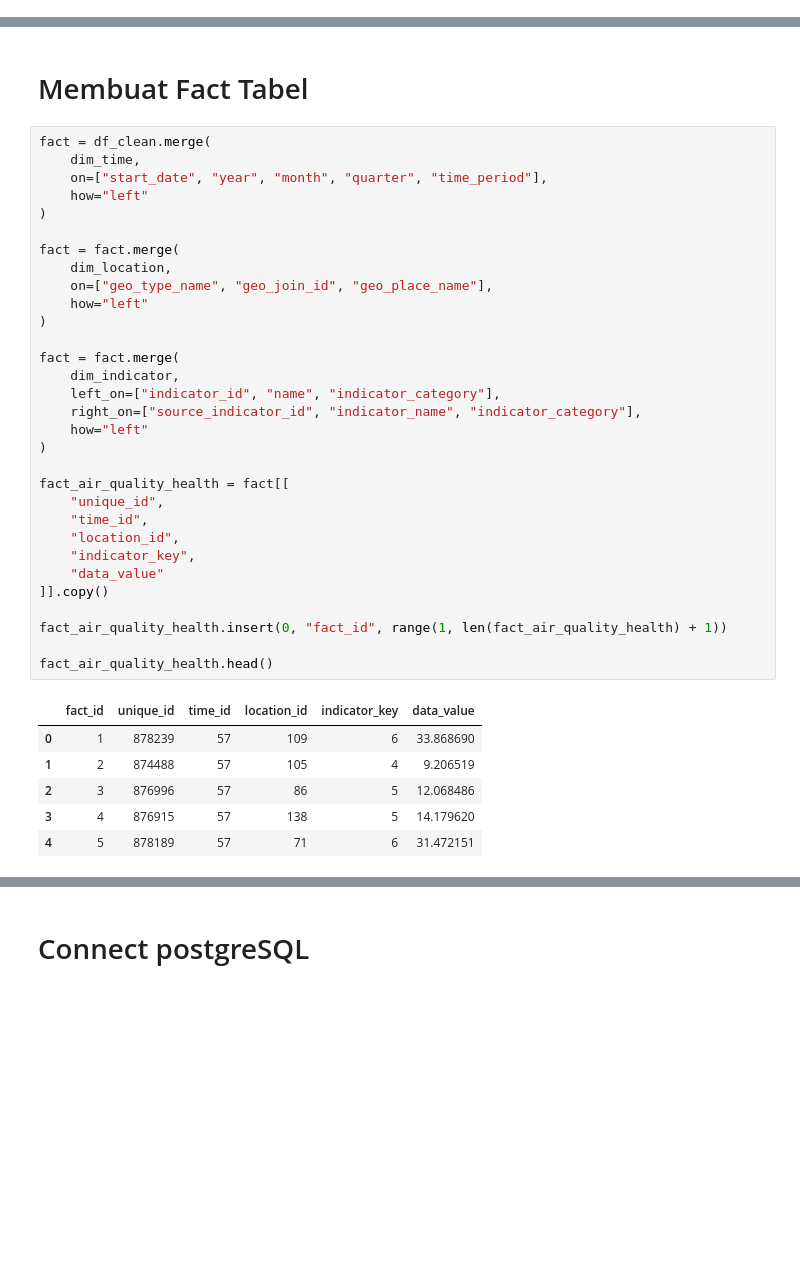
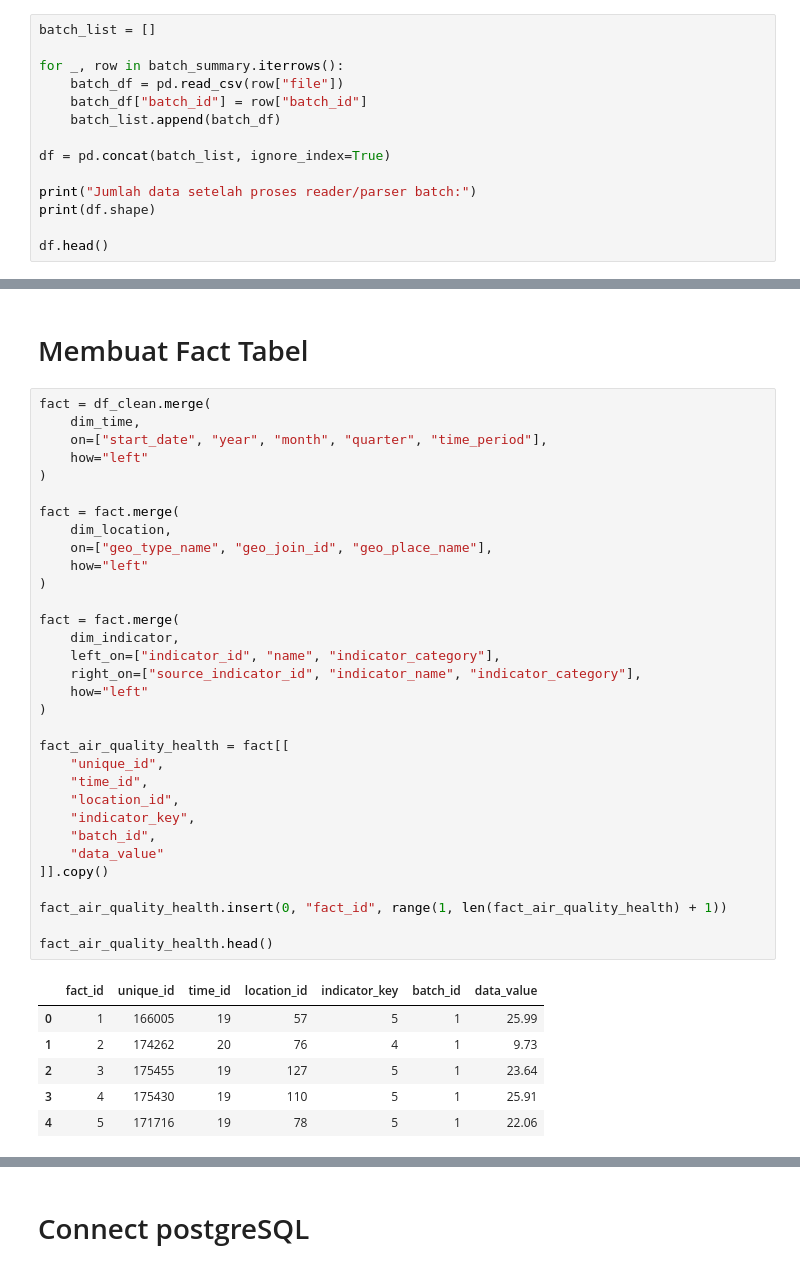
Before and after one commit to AdistiEkaNabila/AirHealthInsights_DataWarehouse, a Jupyter notebook: DWH_AirQuality_Health/notebooks/Projek Warehouse Fix_kelompok7.ipynb, the cells around one changed output, grey strips where cells are left out. Drawn from its saved outputs; the diff is of its cells as text; blank space fills up the shorter version.

```diff
--- a/DWH_AirQuality_Health/notebooks/Projek Warehouse Fix_kelompok7.ipynb
+++ b/DWH_AirQuality_Health/notebooks/Projek Warehouse Fix_kelompok7.ipynb
@@ -87,0 +154,14 @@ df.head()
+# %%
+batch_list = []
+
+for _, row in batch_summary.iterrows():
+    batch_df = pd.read_csv(row["file"])
+    batch_df["batch_id"] = row["batch_id"]
+    batch_list.append(batch_df)
+
+df = pd.concat(batch_list, ignore_index=True)
+
+print("Jumlah data setelah proses reader/parser batch:")
+print(df.shape)
+
+df.head()
@@ -561,39 +613,40 @@ fact = df_clean.merge(
     dim_time,
     on=["start_date", "year", "month", "quarter", "time_period"],
     how="left"
 )
 
 fact = fact.merge(
     dim_location,
     on=["geo_type_name", "geo_join_id", "geo_place_name"],
     how="left"
 )
 
 fact = fact.merge(
     dim_indicator,
     left_on=["indicator_id", "name", "indicator_category"],
     right_on=["source_indicator_id", "indicator_name", "indicator_category"],
     how="left"
 )
 
 fact_air_quality_health = fact[[
     "unique_id",
     "time_id",
     "location_id",
     "indicator_key",
+    "batch_id",
     "data_value"
 ]].copy()
 
 fact_air_quality_health.insert(0, "fact_id", range(1, len(fact_air_quality_health) + 1))
 
 fact_air_quality_health.head()
 # %% [output]
-|  | fact_id | unique_id | time_id | location_id | indicator_key | data_value |
-| 0 | 1 | 878239 | 57 | 109 | 6 | 33.868690 |
-| 1 | 2 | 874488 | 57 | 105 | 4 | 9.206519 |
-| 2 | 3 | 876996 | 57 | 86 | 5 | 12.068486 |
-| 3 | 4 | 876915 | 57 | 138 | 5 | 14.179620 |
-| 4 | 5 | 878189 | 57 | 71 | 6 | 31.472151 |
+|  | fact_id | unique_id | time_id | location_id | indicator_key | batch_id | data_value |
+| 0 | 1 | 166005 | 19 | 57 | 5 | 1 | 25.99 |
+| 1 | 2 | 174262 | 20 | 76 | 4 | 1 | 9.73 |
+| 2 | 3 | 175455 | 19 | 127 | 5 | 1 | 23.64 |
+| 3 | 4 | 175430 | 19 | 110 | 5 | 1 | 25.91 |
+| 4 | 5 | 171716 | 19 | 78 | 5 | 1 | 22.06 |
 # %%
 fact_air_quality_health.isnull().sum()
 # %% [output]
```
Also changed, not shown: parts of 40 cells of this notebook, 1 other file.
